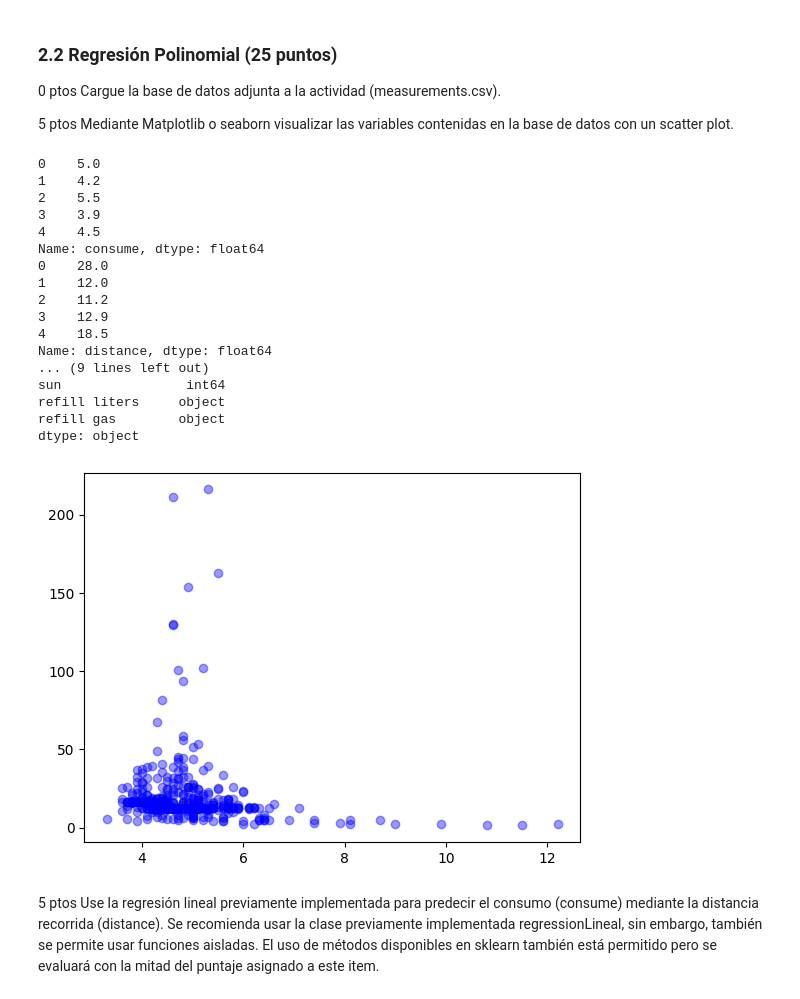
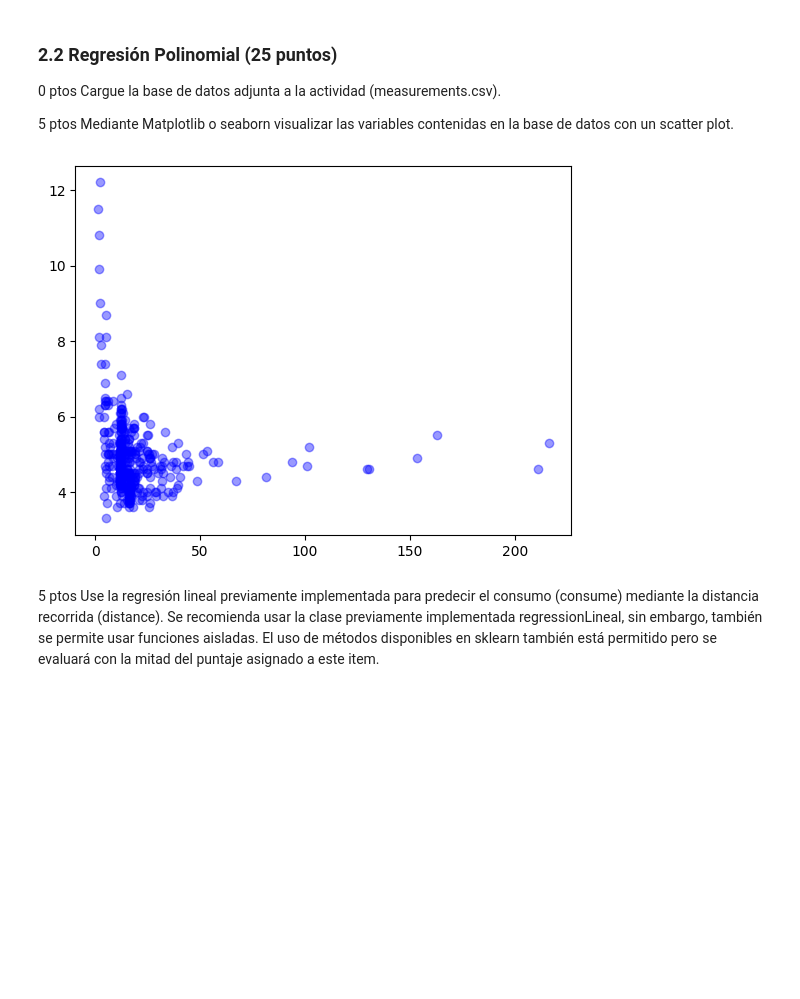
Before and after one commit to doritak/Machine-Learning, a Jupyter notebook: Actividad 2/actividad2.ipynb, the cells around one changed output. Drawn from its saved outputs; the diff is of its cells as text; code cells hidden in the pictures; blank space fills up the shorter version.

```diff
--- a/Actividad 2/actividad2.ipynb
+++ b/Actividad 2/actividad2.ipynb
@@ -175,36 +178,18 @@ scatter plot.
 # %%
 import pandas as pd
 import numpy as np
 import matplotlib.pyplot as plt
 
 df = pd.read_csv("measurements.csv", encoding="latin-1", sep=",")
 
-df["consume"] = df["consume"].str.replace(',', '.').astype(float)
-df["distance"] = df["distance"].str.replace(',', '.').astype(float)
-print(df["consume"].head())
-print(df["distance"].head())
-print(df.dtypes)
-plt.scatter(df["consume"], df["distance"], color='blue', alpha=0.4)
+x = df["distance"].str.replace(',', '.').astype(float).values
+y = df["consume"].str.replace(',', '.').astype(float).values
+
+
+plt.scatter(x, y, color='blue', alpha=0.4)
 plt.show()
 # %% [output]
-0    5.0
-1    4.2
-2    5.5
-3    3.9
-4    4.5
-Name: consume, dtype: float64
-0    28.0
-1    12.0
-2    11.2
-3    12.9
-4    18.5
-Name: distance, dtype: float64
-... (9 lines left out)
-sun                int64
-refill liters     object
-refill gas        object
-dtype: object
-[figure, old version]
+[figure, new version]
 # %% [markdown]
 5 ptos Use la regresión lineal previamente implementada para predecir el consumo (consume) mediante la
 distancia recorrida (distance). Se recomienda usar la clase previamente implementada regressionLineal,
```
Also changed, not shown: parts of 16 cells of this notebook.
